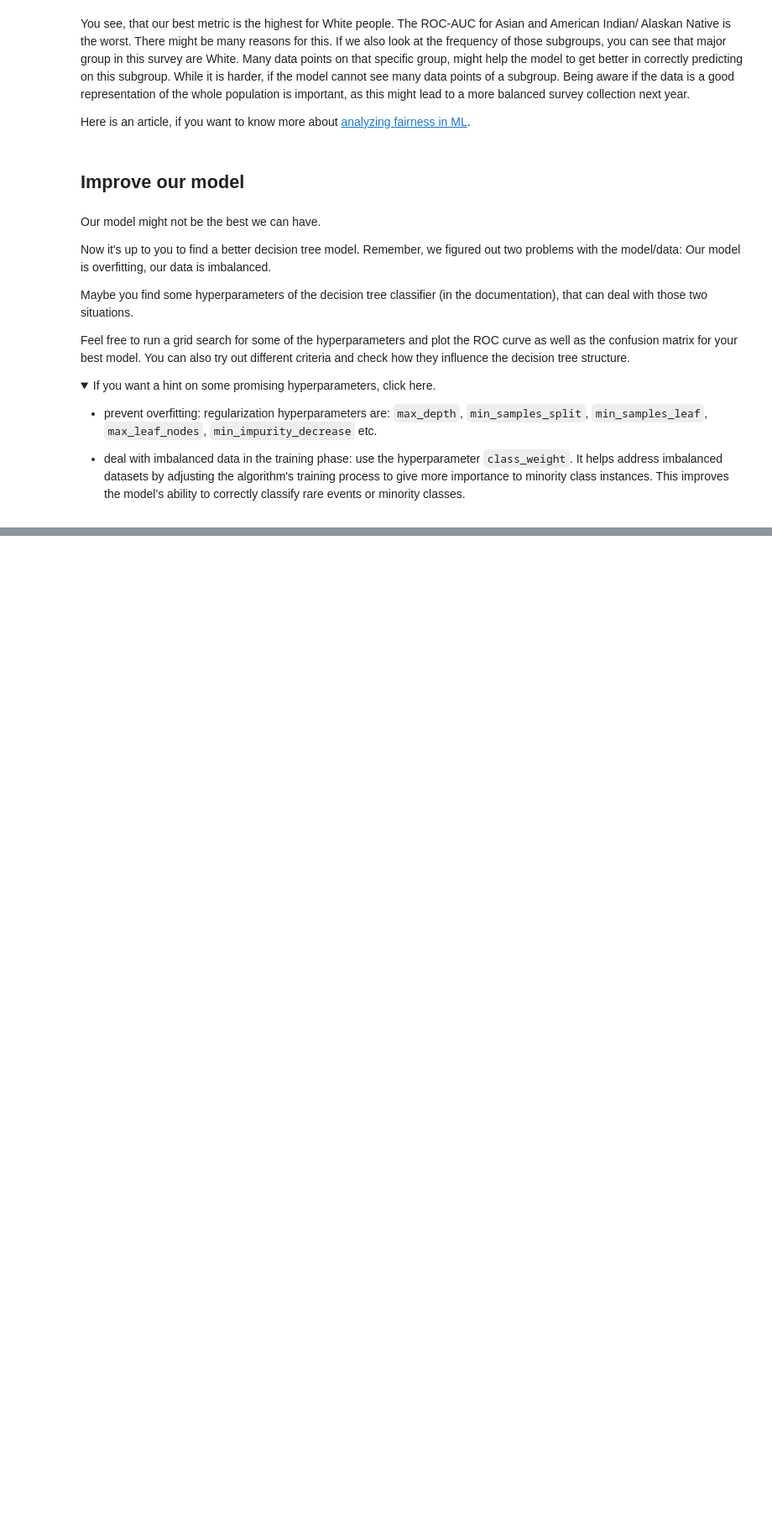
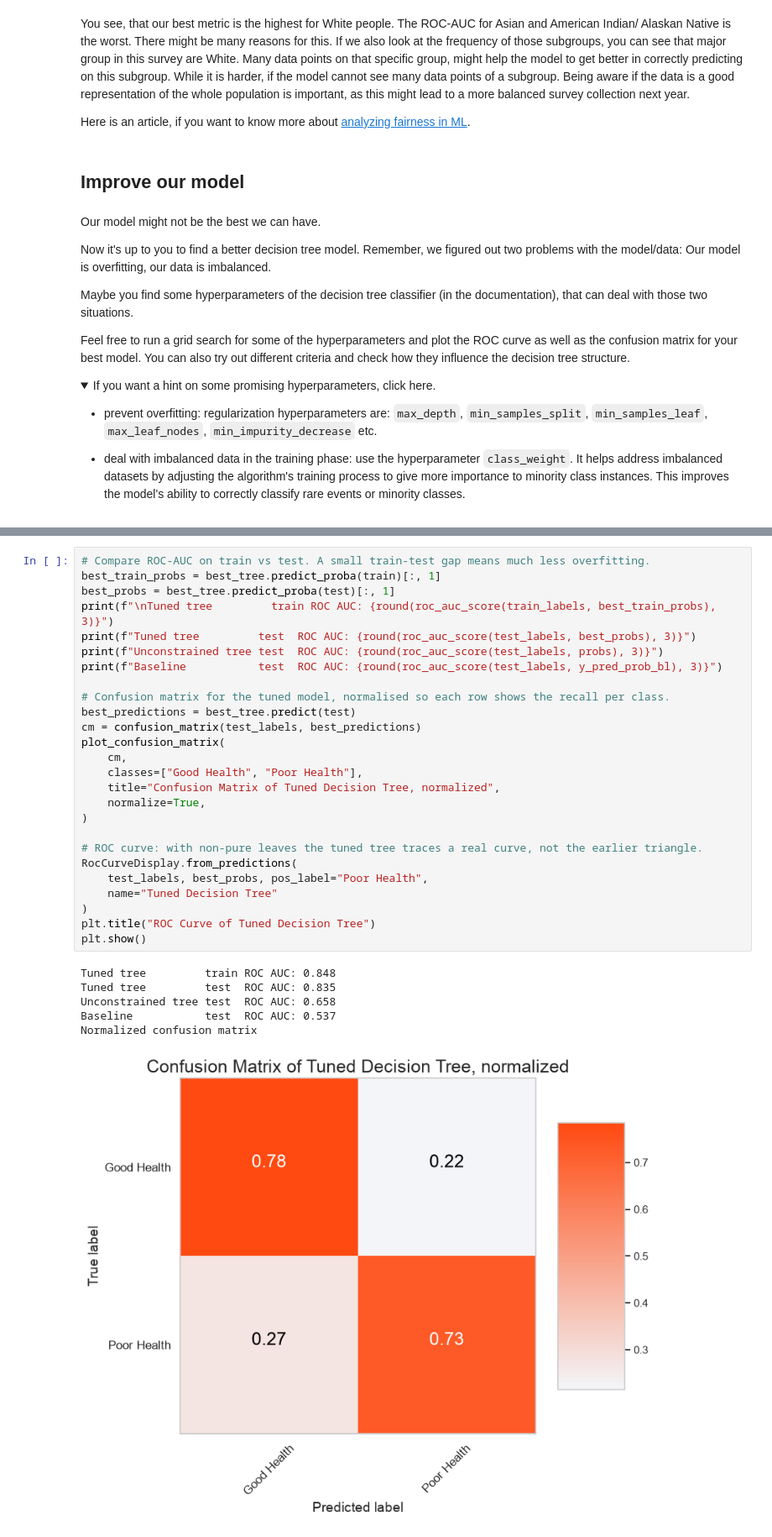
Before and after one commit to truptimdeshmukh26/decision_trees, a Jupyter notebook: 2_decision_trees_classification.ipynb, the cells around one changed output, grey strips where cells are left out. Shown at 84% size. Cells and saved outputs as stored; diff of their text form; folded sections open; blank space fills up the shorter version.

Commit message:
Decision Trees Solution

```diff
--- a/2_decision_trees_classification.ipynb
+++ b/2_decision_trees_classification.ipynb
@@ -538,0 +634,33 @@ If you want a hint on some promising hyperparameters, click here.
+# %%
+# Compare ROC-AUC on train vs test. A small train-test gap means much less overfitting.
+best_train_probs = best_tree.predict_proba(train)[:, 1]
+best_probs = best_tree.predict_proba(test)[:, 1]
+print(f"\nTuned tree         train ROC AUC: {round(roc_auc_score(train_labels, best_train_probs), 3)}")
+print(f"Tuned tree         test  ROC AUC: {round(roc_auc_score(test_labels, best_probs), 3)}")
+print(f"Unconstrained tree test  ROC AUC: {round(roc_auc_score(test_labels, probs), 3)}")
+print(f"Baseline           test  ROC AUC: {round(roc_auc_score(test_labels, y_pred_prob_bl), 3)}")
+
+# Confusion matrix for the tuned model, normalised so each row shows the recall per class.
+best_predictions = best_tree.predict(test)
+cm = confusion_matrix(test_labels, best_predictions)
+plot_confusion_matrix(
+    cm,
+    classes=["Good Health", "Poor Health"],
+    title="Confusion Matrix of Tuned Decision Tree, normalized",
+    normalize=True,
+)
+
+# ROC curve: with non-pure leaves the tuned tree traces a real curve, not the earlier triangle.
+RocCurveDisplay.from_predictions(
+    test_labels, best_probs, pos_label="Poor Health",
+    name="Tuned Decision Tree"
+)
+plt.title("ROC Curve of Tuned Decision Tree")
+plt.show()
+# %% [output]
+Tuned tree         train ROC AUC: 0.848
+Tuned tree         test  ROC AUC: 0.835
+Unconstrained tree test  ROC AUC: 0.658
+Baseline           test  ROC AUC: 0.537
+Normalized confusion matrix
+[figure, added]
```
Also changed, not shown: parts of 15 cells of this notebook, 2 other files.
